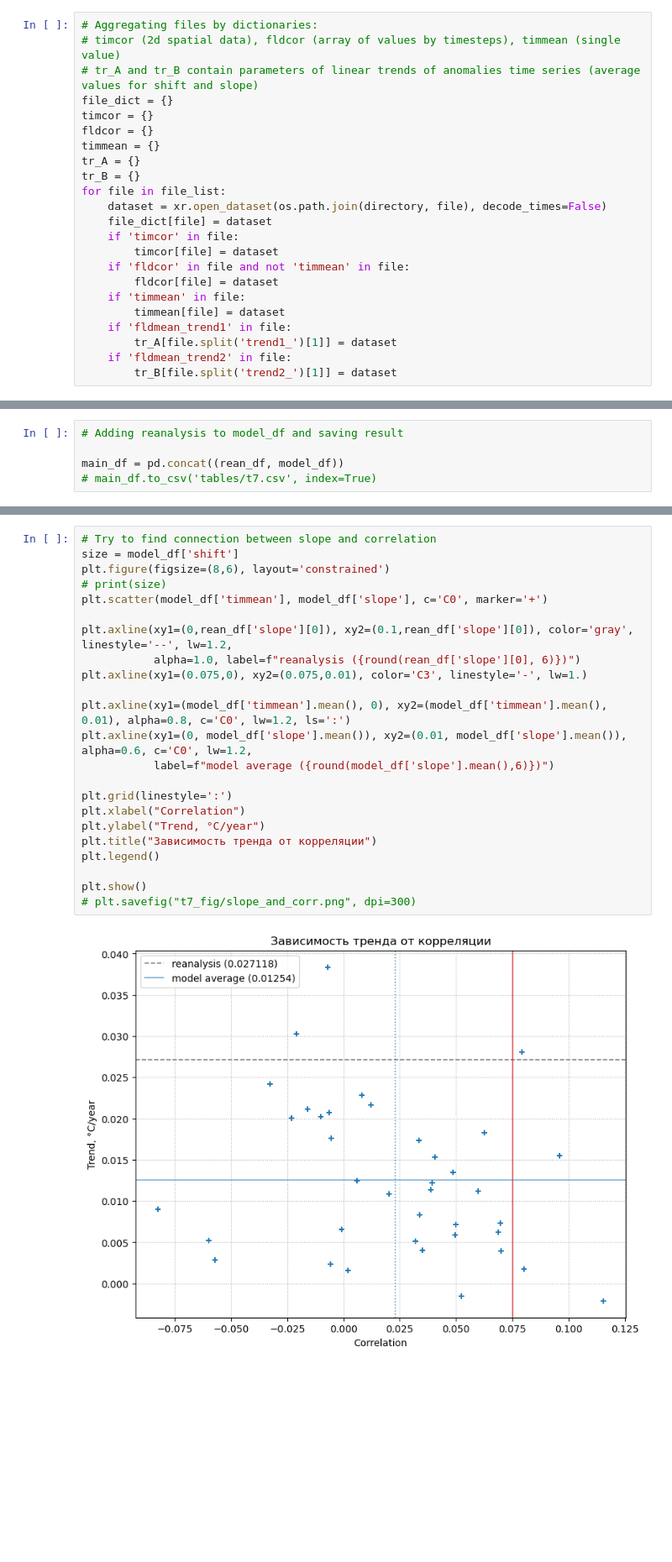
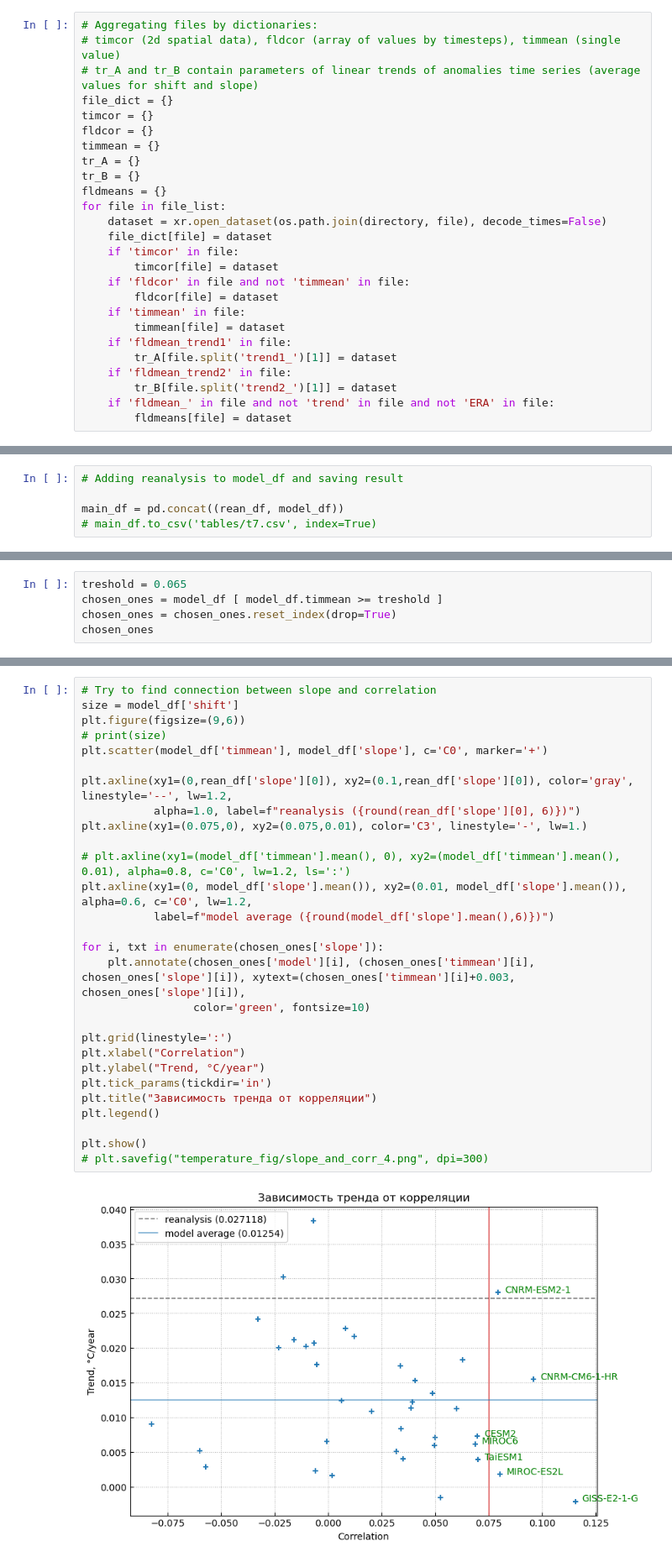
Before and after one commit to nslobodov/model_evaluation, a Jupyter notebook: scripts/how_to_plot.ipynb, the cells around one changed output, grey strips where cells are left out. Shown at 84% size. Cells and saved outputs as stored; diff of their text form; blank space fills up the shorter version.

```diff
--- a/scripts/how_to_plot.ipynb
+++ b/scripts/how_to_plot.ipynb
@@ -30,6 +34,7 @@ fldcor = {}
 timmean = {}
 tr_A = {}
 tr_B = {}
+fldmeans = {}
 for file in file_list:
     dataset = xr.open_dataset(os.path.join(directory, file), decode_times=False)
     file_dict[file] = dataset
@@ -43,6 +48,8 @@ for file in file_list:
         tr_A[file.split('trend1_')[1]] = dataset
     if 'fldmean_trend2' in file:
         tr_B[file.split('trend2_')[1]] = dataset
+    if 'fldmean_' in file and not 'trend' in file and not 'ERA' in file:
+        fldmeans[file] = dataset
 # %% [markdown]
 ## Функции для отображения наборов данных в виде карт и временных рядов
 # %%
@@ -388,0 +397,5 @@ timmean_sorted
+# %%
+treshold = 0.065
+chosen_ones = model_df [ model_df.timmean >= treshold ]
+chosen_ones = chosen_ones.reset_index(drop=True)
+chosen_ones
@@ -389,28 +411,33 @@ timmean_sorted
 # %%
 # Try to find connection between slope and correlation
 size = model_df['shift']
-plt.figure(figsize=(8,6), layout='constrained')
+plt.figure(figsize=(9,6))
 # print(size)
 plt.scatter(model_df['timmean'], model_df['slope'], c='C0', marker='+')
 
 plt.axline(xy1=(0,rean_df['slope'][0]), xy2=(0.1,rean_df['slope'][0]), color='gray', linestyle='--', lw=1.2,
            alpha=1.0, label=f"reanalysis ({round(rean_df['slope'][0], 6)})")
 plt.axline(xy1=(0.075,0), xy2=(0.075,0.01), color='C3', linestyle='-', lw=1.)
 
-plt.axline(xy1=(model_df['timmean'].mean(), 0), xy2=(model_df['timmean'].mean(), 0.01), alpha=0.8, c='C0', lw=1.2, ls=':')
+# plt.axline(xy1=(model_df['timmean'].mean(), 0), xy2=(model_df['timmean'].mean(), 0.01), alpha=0.8, c='C0', lw=1.2, ls=':')
 plt.axline(xy1=(0, model_df['slope'].mean()), xy2=(0.01, model_df['slope'].mean()), alpha=0.6, c='C0', lw=1.2,
            label=f"model average ({round(model_df['slope'].mean(),6)})")
+
+for i, txt in enumerate(chosen_ones['slope']):
+    plt.annotate(chosen_ones['model'][i], (chosen_ones['timmean'][i], chosen_ones['slope'][i]), xytext=(chosen_ones['timmean'][i]+0.003, chosen_ones['slope'][i]),
+                 color='green', fontsize=10)
 
 plt.grid(linestyle=':')
 plt.xlabel("Correlation")
 plt.ylabel("Trend, °C/year")
+plt.tick_params(tickdir='in')
 plt.title("Зависимость тренда от корреляции")
 plt.legend()
 
 plt.show()
-# plt.savefig("t7_fig/slope_and_corr.png", dpi=300)
+# plt.savefig("temperature_fig/slope_and_corr_4.png", dpi=300)
 # %% [output]
-[figure, old version]
+[figure, new version]
 # %%
 plt.hist(model_df.slope, 15, density=True, histtype='step', facecolor='g',
                alpha=0.75)
```
Also changed, not shown: parts of 5 cells of this notebook, 20 other files.
